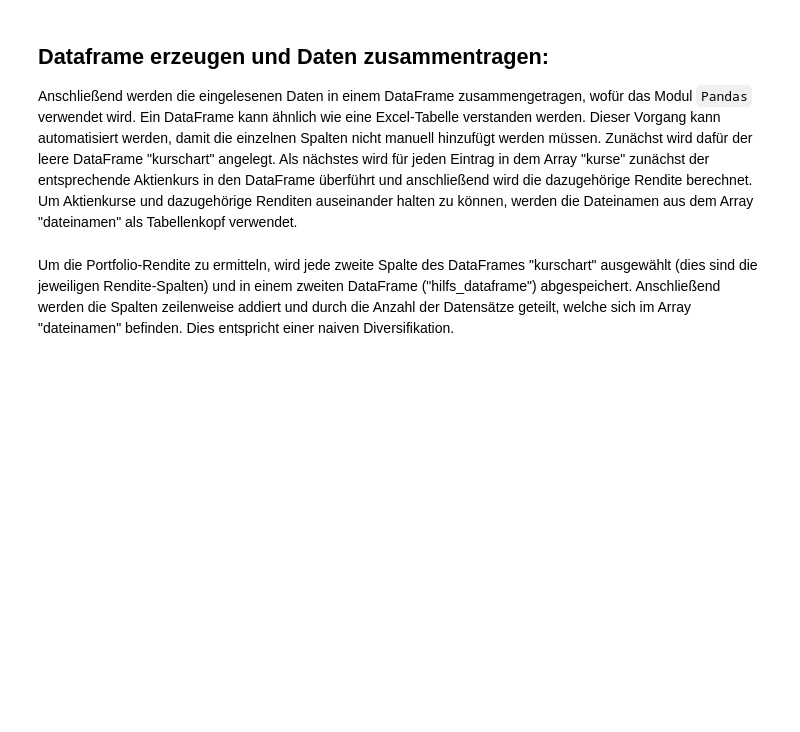
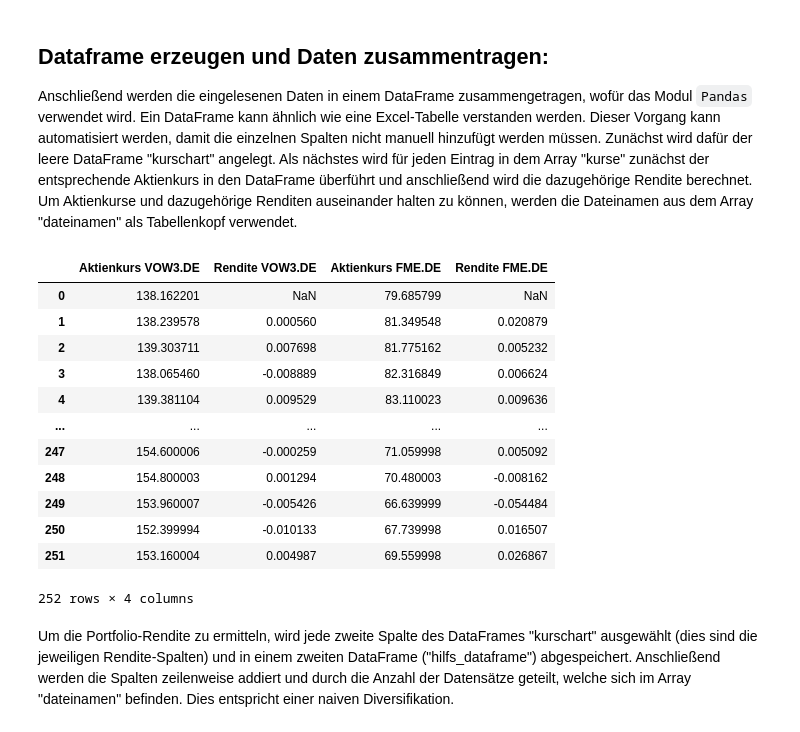
Before and after one commit to trh0ly/risk, a Jupyter notebook: Historische Simulation versus Varianz-Kovarianz-Methode.ipynb, the cells around one changed output. Saved outputs shown, nothing was run; the diff lists cells and outputs as text; code cells hidden in the pictures; blank space fills up the shorter version.

```diff
--- a/Historische Simulation versus Varianz-Kovarianz-Methode.ipynb
+++ b/Historische Simulation versus Varianz-Kovarianz-Methode.ipynb
@@ -107,12 +116,28 @@ Um Aktienkurse und dazugehörige Renditen auseinander halten zu können, werden
 # %%
 kurschart = pd.DataFrame()
 zaehler = 0
 
 for eintrag in kurse:
     x = dateinamen[zaehler]
     kurschart['Aktienkurs ' + str(x)] = eintrag['Adj Close']
     kurschart['Rendite ' + str(x)] = (eintrag['Adj Close'] - eintrag['Adj Close'].shift(periods = 1)) / eintrag['Adj Close'].shift(periods = 1)
     zaehler += 1
+
+kurschart
+# %% [output]
+|  | Aktienkurs VOW3.DE | Rendite VOW3.DE | Aktienkurs FME.DE | Rendite FME.DE |
+| 0 | 138.162201 | NaN | 79.685799 | NaN |
+| 1 | 138.239578 | 0.000560 | 81.349548 | 0.020879 |
+| 2 | 139.303711 | 0.007698 | 81.775162 | 0.005232 |
+| 3 | 138.065460 | -0.008889 | 82.316849 | 0.006624 |
+| 4 | 139.381104 | 0.009529 | 83.110023 | 0.009636 |
+| ... | ... | ... | ... | ... |
+| 247 | 154.600006 | -0.000259 | 71.059998 | 0.005092 |
+| 248 | 154.800003 | 0.001294 | 70.480003 | -0.008162 |
+| 249 | 153.960007 | -0.005426 | 66.639999 | -0.054484 |
+| 250 | 152.399994 | -0.010133 | 67.739998 | 0.016507 |
+| 251 | 153.160004 | 0.004987 | 69.559998 | 0.026867 |
+252 rows × 4 columns
 # %% [markdown]
 Um die Portfolio-Rendite zu ermitteln, wird jede zweite Spalte des DataFrames "kurschart" ausgewählt (dies sind die jeweiligen Rendite-Spalten) und in einem zweiten DataFrame ("hilfs_dataframe") abgespeichert.
 Anschließend werden die Spalten zeilenweise addiert und durch die Anzahl der Datensätze geteilt, welche sich im Array "dateinamen" befinden. Dies entspricht einer naiven Diversifikation.
```
Also changed, not shown: parts of 27 cells of this notebook, 2 other files.
